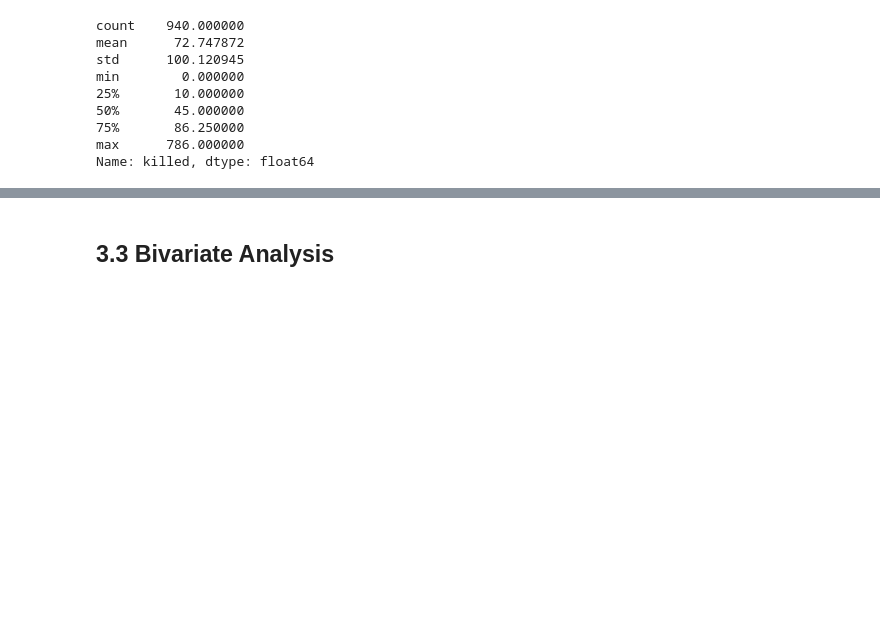
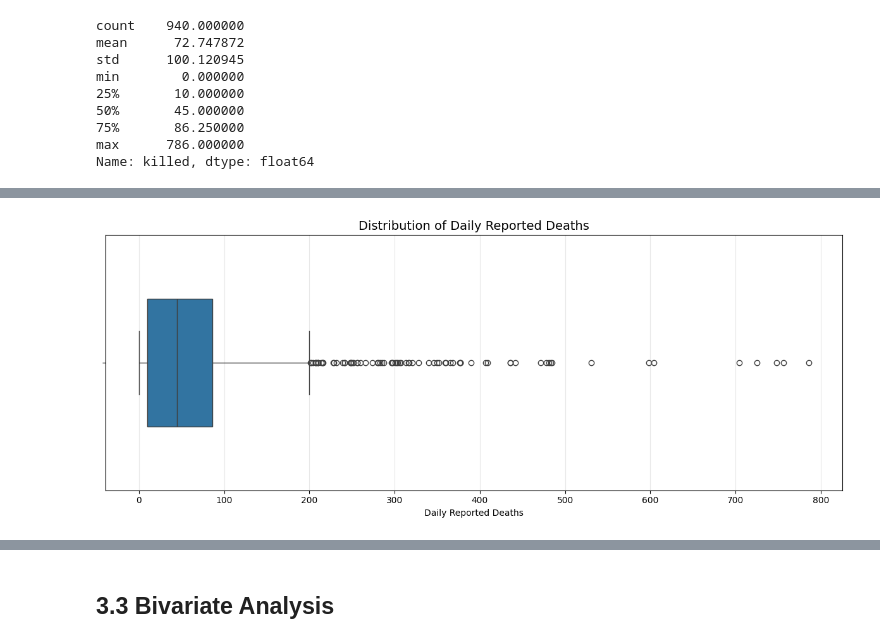
Before and after one commit to aya-alharazin/gaza-humanitarian-data-analysis, a Jupyter notebook: notebooked8b8b5735.ipynb, the cells around one changed output, grey strips where cells are left out. Saved outputs shown, nothing was run; the diff lists cells and outputs as text; code cells hidden in the pictures; blank space fills up the shorter version.

```diff
--- a/notebooked8b8b5735.ipynb
+++ b/notebooked8b8b5735.ipynb
@@ -191 +215,17 @@ Name: killed, dtype: float64
+# %%
+plt.figure(figsize=(12, 5))
+
+sns.boxplot(
+    x=df['killed'],
+    width=0.5
+)
+
+plt.title('Distribution of Daily Reported Deaths', fontsize=14)
+plt.xlabel('Daily Reported Deaths')
+plt.grid(axis='x', alpha=0.3)
+
+plt.tight_layout()
+plt.show()
+# %% [output]
+[figure, added]
 # %%
```
Also changed, not shown: parts of 13 cells of this notebook.
